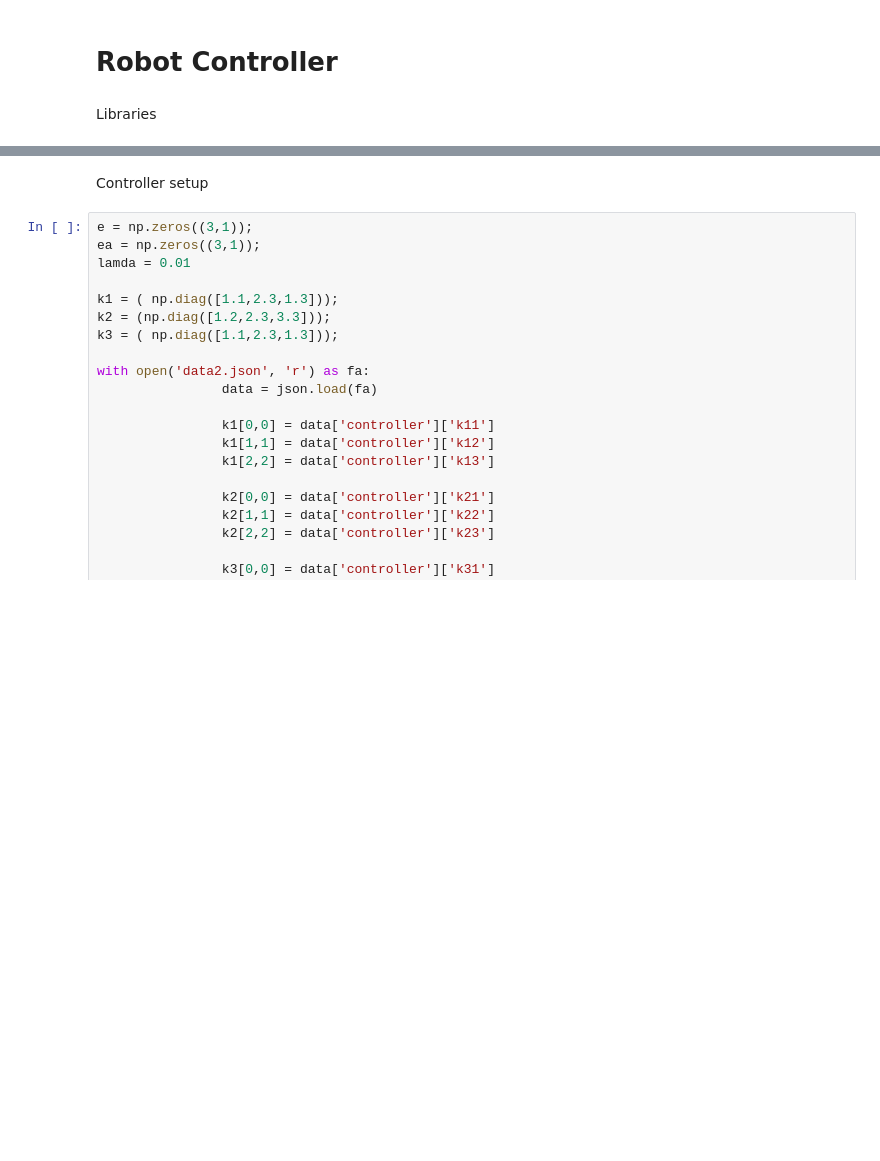
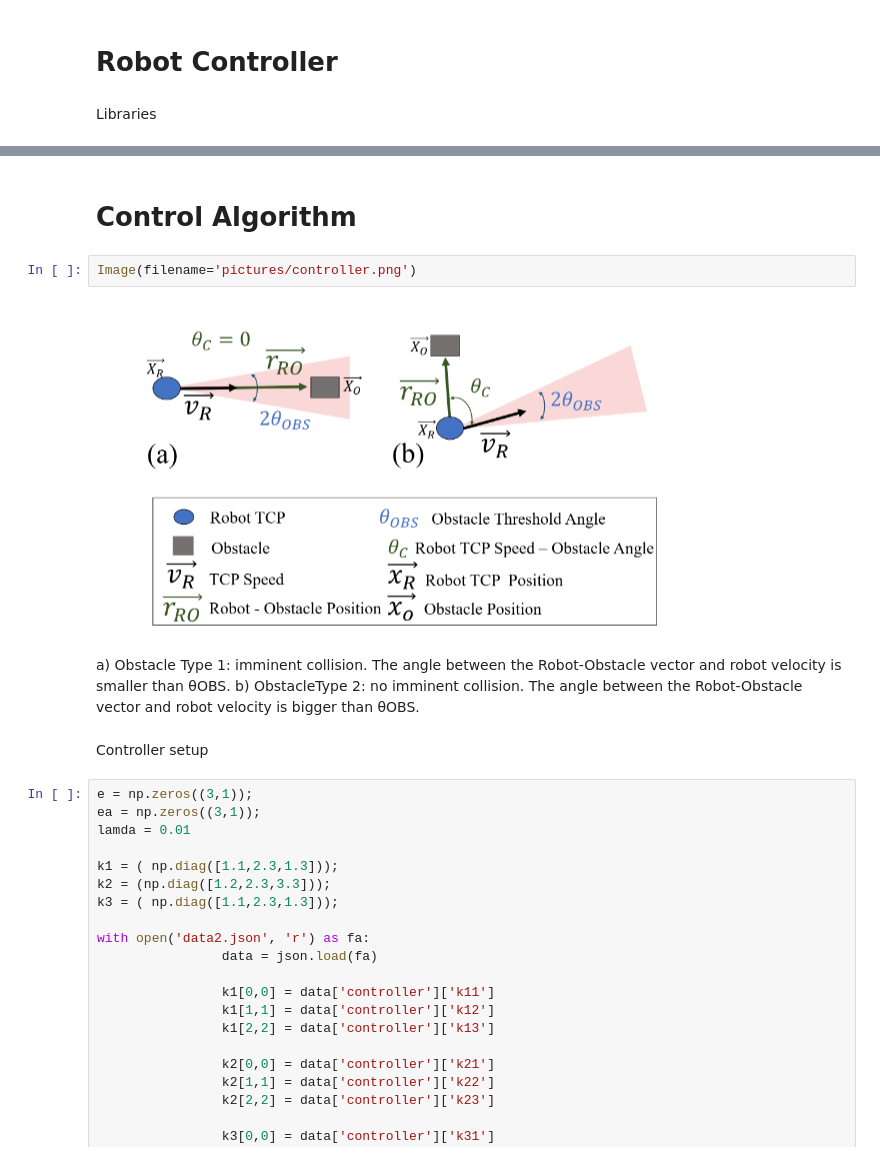
Before and after one commit to Jonasjcmh/control_robotics, a Jupyter notebook: training.ipynb, the cells around one changed output, grey strips where cells are left out. Saved outputs shown, nothing was run; the diff lists cells and outputs as text; blank space fills up the shorter version.

```diff
--- a/training.ipynb
+++ b/training.ipynb
@@ -14,3 +24,11 @@ import matplotlib.pyplot as plt
+# %% [markdown]
+# Control Algorithm
+# %%
+Image(filename='pictures/controller.png')
+# %% [output]
+[figure, added]
+# %% [markdown]
+a)  Obstacle  Type  1:  imminent  collision.  The  angle  between  the Robot-Obstacle vector and robot velocity is smaller than θOBS. b) ObstacleType 2: no imminent collision. The angle between the Robot-Obstacle vector and robot velocity is bigger than θOBS.
 # %% [markdown]
  Controller setup
 # %%
```
Also changed, not shown: parts of 3 cells of this notebook, 3 other files.
